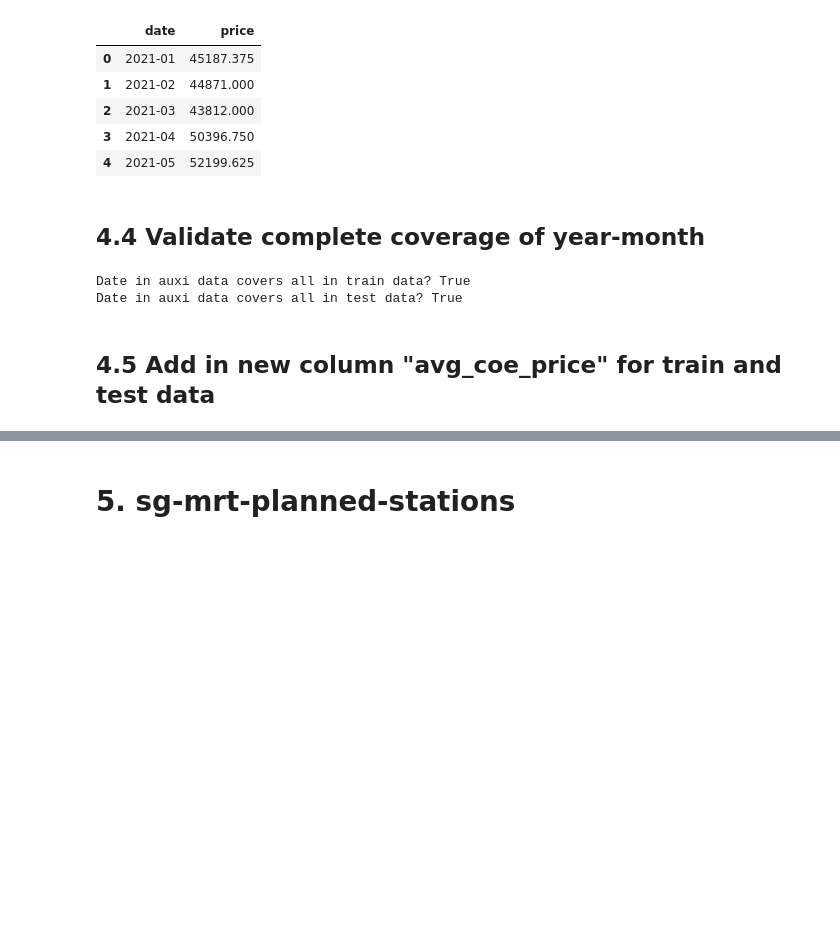
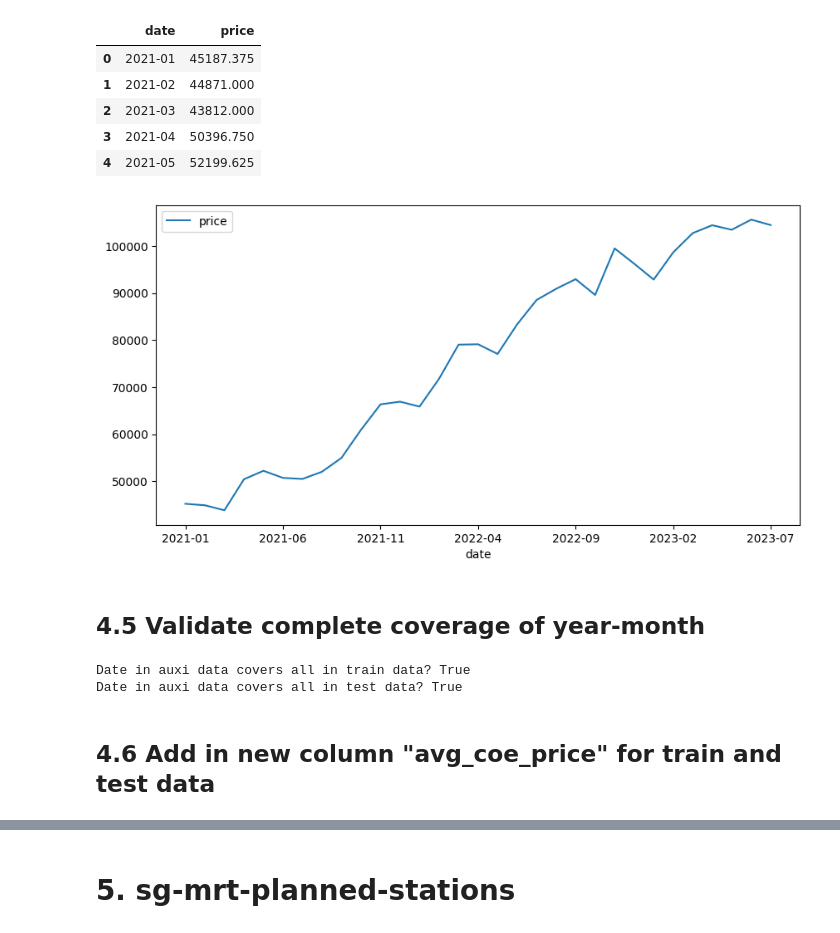
Before and after one commit to StephanieMussi/5228-group21-project, a Jupyter notebook: 1_Auxiliary_Attributes.ipynb, the cells around one changed output, grey strips where cells are left out. Saved outputs shown, nothing was run; the diff lists cells and outputs as text; code cells hidden in the pictures; blank space fills up the shorter version.

```diff
--- a/1_Auxiliary_Attributes.ipynb
+++ b/1_Auxiliary_Attributes.ipynb
@@ -259,15 +281,20 @@ df_coe.head()
 | 2 | 2021-03 | 43812.000 |
 | 3 | 2021-04 | 50396.750 |
 | 4 | 2021-05 | 52199.625 |
+# %%
+df_coe.plot(x="date", y=["price"],kind="line", figsize=(10, 5))
+plt.show()
+# %% [output]
+[figure, added]
 # %% [markdown]
-## 4.4 Validate complete coverage of year-month
+## 4.5 Validate complete coverage of year-month
 # %%
 auxi.is_full_coverage(df_coe, df_train, df_test)
 # %% [output]
 Date in auxi data covers all in train data? True
 Date in auxi data covers all in test data? True
 # %% [markdown]
-## 4.5 Add in new column "avg_coe_price" for train and test data
+## 4.6 Add in new column "avg_coe_price" for train and test data
 # %%
 auxi.insert_col_coe_price(df_coe, df_train)
 df_train.head()
```
Also changed, not shown: parts of 11 cells of this notebook.
